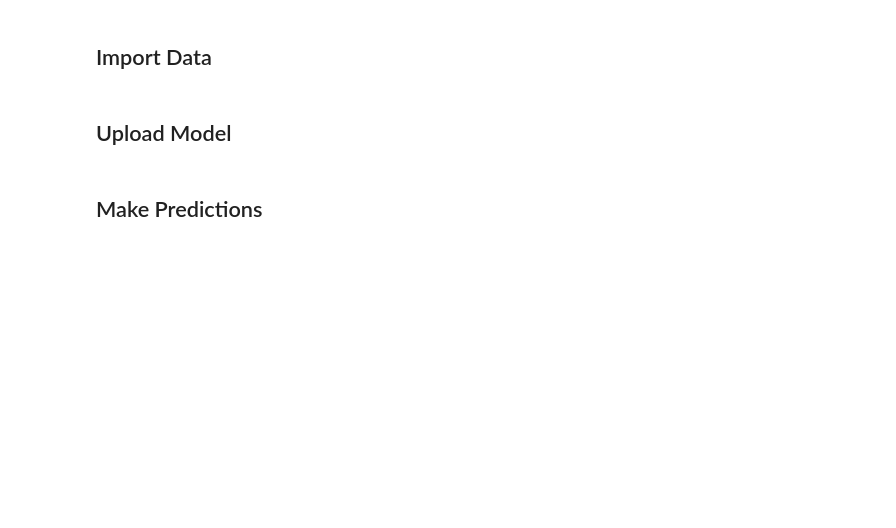
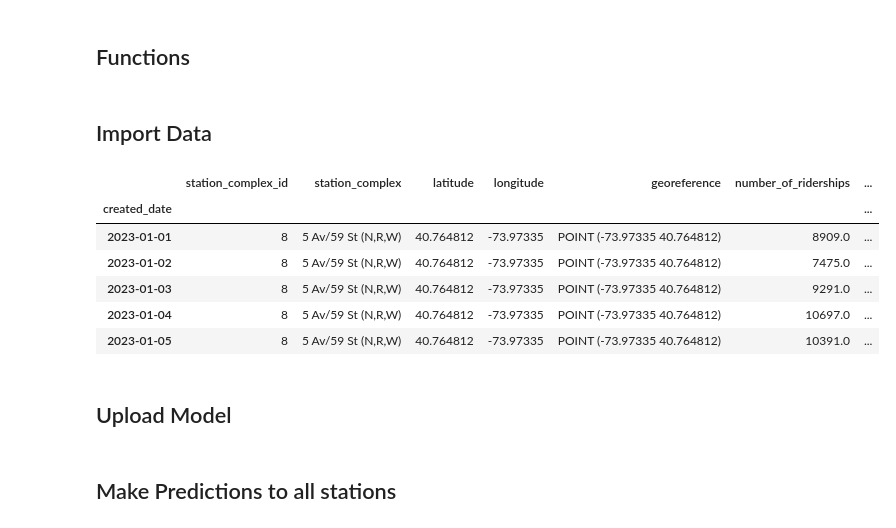
Before and after one commit to diegorojasucv/mta-subway-forecast, a Jupyter notebook: sagemaker-notebooks/riderships_predictions.ipynb, the cells around one changed output. Drawn from its saved outputs; the diff is of its cells as text; code cells hidden in the pictures; blank space fills up the shorter version.

Commit message:
make prediction for each station:id

```diff
--- a/sagemaker-notebooks/riderships_predictions.ipynb
+++ b/sagemaker-notebooks/riderships_predictions.ipynb
@@ -7,2 +8,4 @@ from datetime import datetime
+# %% [markdown]
+## Functions
 # %%
 def days_in_next_month():
@@ -30,14 +70,24 @@ STATION_ID = 611
 ## Import Data
 # %%
 mta_subway_df = pd.read_csv('mta-subway-transformed.csv', parse_dates=[6])
-mta_subway_df = mta_subway_df.sort_values(by=["created_date"], ascending=True)
+mta_subway_df = mta_subway_df.sort_values(by=["station_complex_id", "created_date"], ascending=True)
 mta_subway_df.set_index('created_date', inplace=True)
-mta_subway_by_station = mta_subway_df[mta_subway_df['station_complex_id'] == STATION_ID][['station_complex_id', 'number_of_riderships']]
+mta_subway_by_station = mta_subway_df[['station_complex_id', 'number_of_riderships']]
+# %%
+mta_subway_df.head()
+# %% [output]
+|  | station_complex_id | station_complex | latitude | longitude | georeference | number_of_riderships | ... |
+| created_date |  |  |  |  |  |  | ... |
+| 2023-01-01 | 8 | 5 Av/59 St (N,R,W) | 40.764812 | -73.97335 | POINT (-73.97335 40.764812) | 8909.0 | ... |
+| 2023-01-02 | 8 | 5 Av/59 St (N,R,W) | 40.764812 | -73.97335 | POINT (-73.97335 40.764812) | 7475.0 | ... |
+| 2023-01-03 | 8 | 5 Av/59 St (N,R,W) | 40.764812 | -73.97335 | POINT (-73.97335 40.764812) | 9291.0 | ... |
+| 2023-01-04 | 8 | 5 Av/59 St (N,R,W) | 40.764812 | -73.97335 | POINT (-73.97335 40.764812) | 10697.0 | ... |
+| 2023-01-05 | 8 | 5 Av/59 St (N,R,W) | 40.764812 | -73.97335 | POINT (-73.97335 40.764812) | 10391.0 | ... |
 # %% [markdown]
 ## Upload Model
 # %%
 with open('sarimax_model.pkl', 'rb') as f:
     loaded_model = pickle.load(f)b
 # %% [markdown]
-## Make Predictions
+## Make Predictions to all stations
 # %%
```
Also changed, not shown: parts of 7 cells of this notebook, 2 other files.
